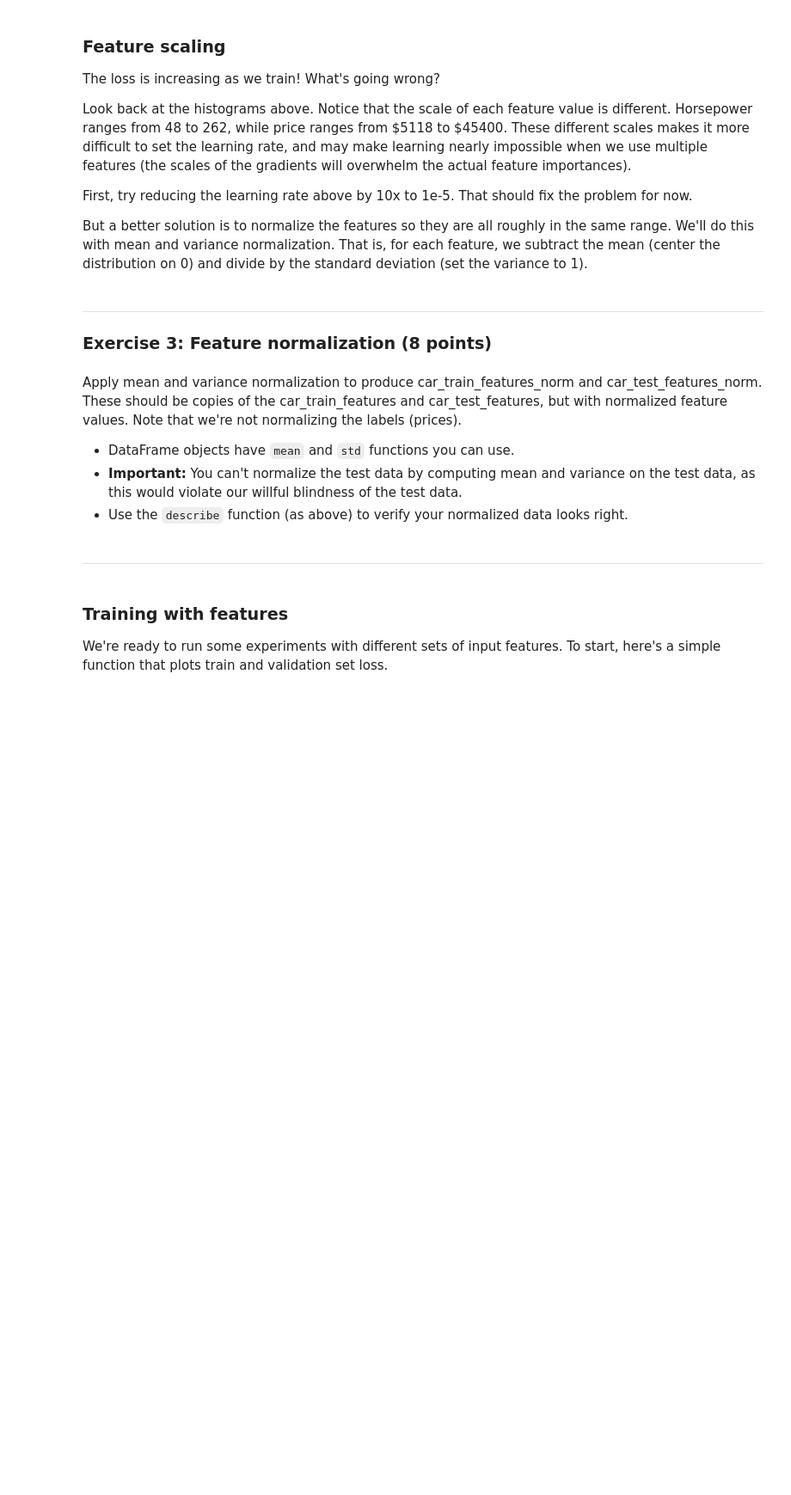
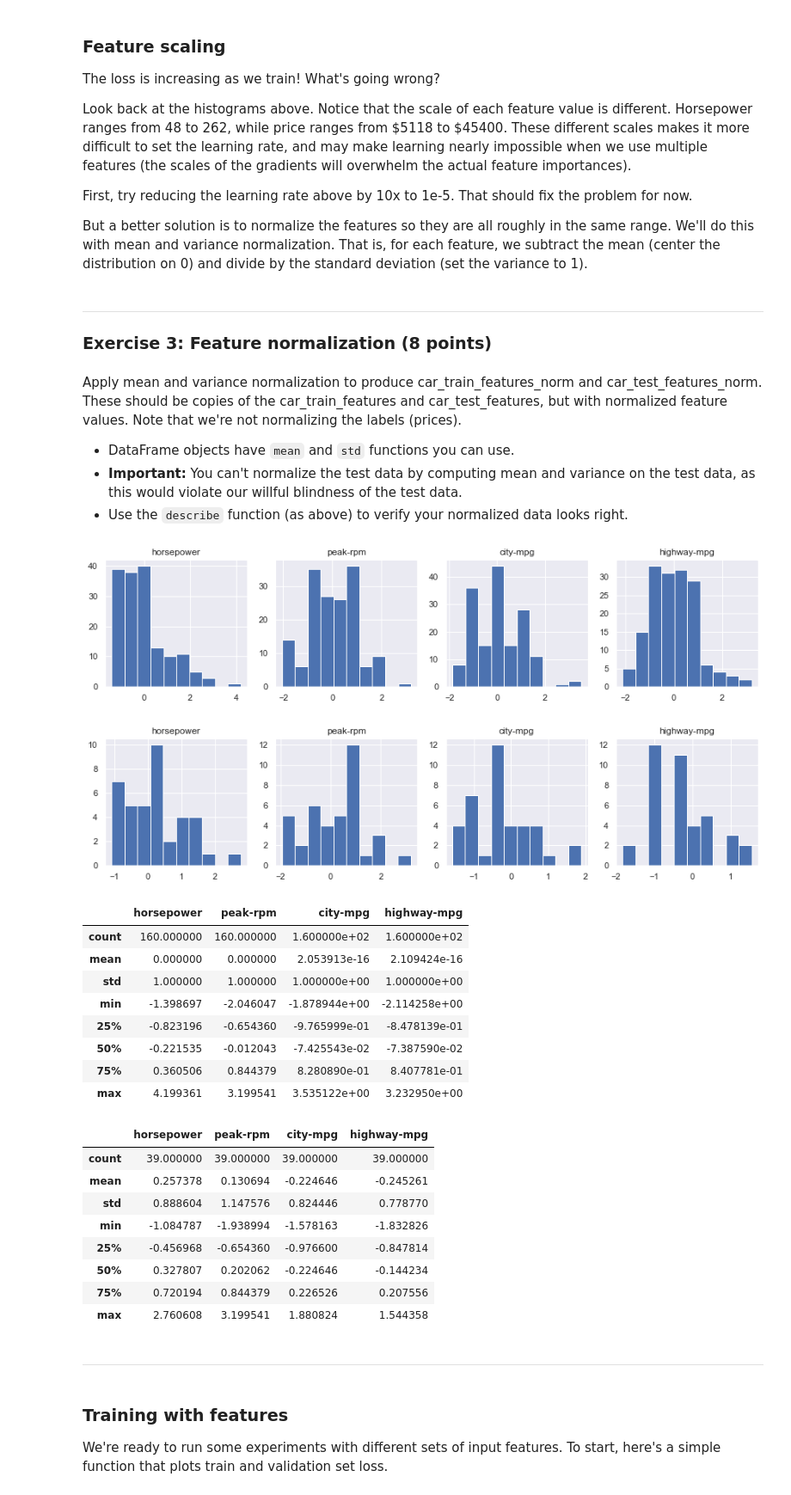
Before and after one commit to sotoodaa-ucb/ucb_mids_w207_homework_3, a Jupyter notebook: 03 Linear Regression with Tensorflow.ipynb, the cells around one changed output. Shown at 86% size. Cells and saved outputs as stored; diff of their text form; code cells hidden in the pictures; blank space fills up the shorter version.

```diff
--- a/03 Linear Regression with Tensorflow.ipynb
+++ b/03 Linear Regression with Tensorflow.ipynb
@@ -377,3 +422,45 @@ Apply mean and variance normalization to produce car_train_features_norm and car
+# %%
+car_train_features_norm = (car_train_features-car_train_features.mean())/car_train_features.std()
+car_test_features_norm = (car_test_features-car_train_features.mean())/car_train_features.std()
+
+plt.figure(figsize=(15, 3))
+for i in range(len(columns) - 1):
+    plt.subplot(1, 4, i+1)
+    plt.hist(np.array(car_train_features_norm[columns[i]]))
+    plt.title(columns[i])
+plt.show()
+
+plt.figure(figsize=(15, 3))
+for i in range(len(columns) - 1):
+    plt.subplot(1, 4, i+1)
+    plt.hist(np.array(car_test_features_norm[columns[i]]))
+    plt.title(columns[i])
+plt.show()
+
+
+display(car_train_features_norm.describe())
+display(car_test_features_norm.describe())
+# %% [output]
+[figure, added]
+[figure, added]
+|  | horsepower | peak-rpm | city-mpg | highway-mpg |
+| count | 160.000000 | 160.000000 | 1.600000e+02 | 1.600000e+02 |
+| mean | 0.000000 | 0.000000 | 2.053913e-16 | 2.109424e-16 |
+| std | 1.000000 | 1.000000 | 1.000000e+00 | 1.000000e+00 |
+| min | -1.398697 | -2.046047 | -1.878944e+00 | -2.114258e+00 |
+| 25% | -0.823196 | -0.654360 | -9.765999e-01 | -8.478139e-01 |
+| 50% | -0.221535 | -0.012043 | -7.425543e-02 | -7.387590e-02 |
+| 75% | 0.360506 | 0.844379 | 8.280890e-01 | 8.407781e-01 |
+| max | 4.199361 | 3.199541 | 3.535122e+00 | 3.232950e+00 |
+|  | horsepower | peak-rpm | city-mpg | highway-mpg |
+| count | 39.000000 | 39.000000 | 39.000000 | 39.000000 |
+| mean | 0.257378 | 0.130694 | -0.224646 | -0.245261 |
+| std | 0.888604 | 1.147576 | 0.824446 | 0.778770 |
+| min | -1.084787 | -1.938994 | -1.578163 | -1.832826 |
+| 25% | -0.456968 | -0.654360 | -0.976600 | -0.847814 |
+| 50% | 0.327807 | 0.202062 | -0.224646 | -0.144234 |
+| 75% | 0.720194 | 0.844379 | 0.226526 | 0.207556 |
+| max | 2.760608 | 3.199541 | 1.880824 | 1.544358 |
 # %% [markdown]
 ---
 # %% [markdown]
```
Also changed, not shown: parts of 18 cells of this notebook.
